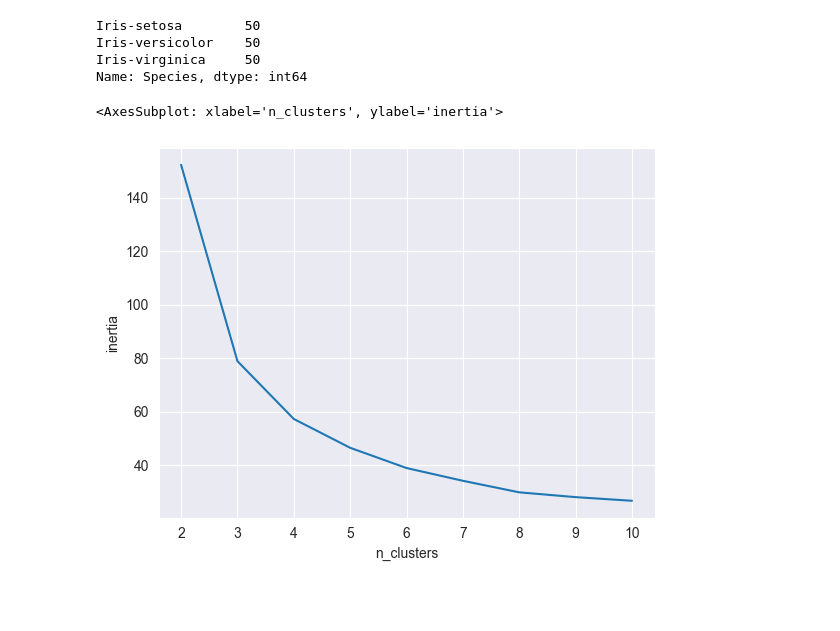
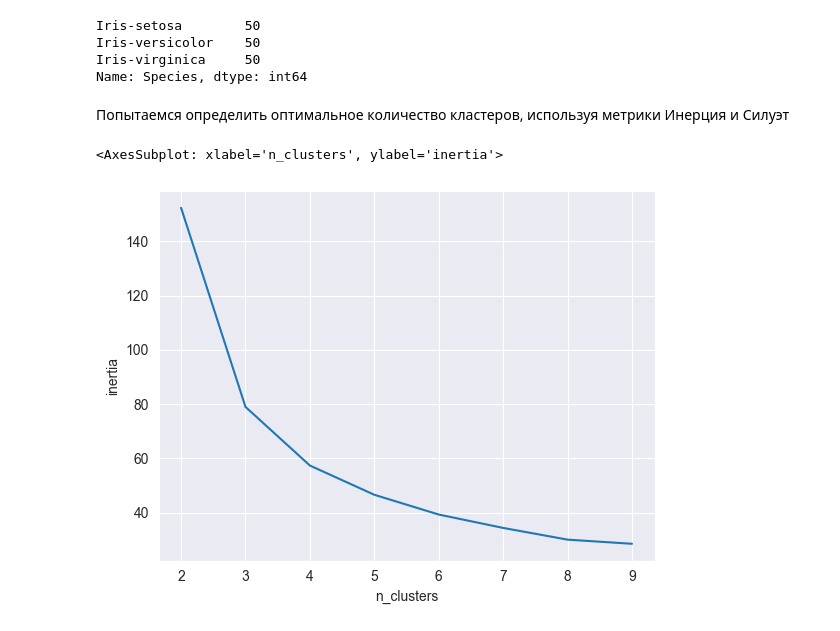
Before and after one commit to rejgan318/ml, a Jupyter notebook: notebooks/Clustering/KMeans_Clustering_Iris.ipynb, the cells around one changed output. Drawn from its saved outputs; the diff is of its cells as text; code cells hidden in the pictures; blank space fills up the shorter version.

Commit message:
Метрика Силуэт

```diff
--- a/notebooks/Clustering/KMeans_Clustering_Iris.ipynb
+++ b/notebooks/Clustering/KMeans_Clustering_Iris.ipynb
@@ -61,14 +62,18 @@ Iris-setosa        50
 Iris-versicolor    50
 Iris-virginica     50
 Name: Species, dtype: int64
+# %% [markdown]
+Попытаемся определить оптимальное количество кластеров, используя метрики Инерция и Силуэт
 # %%
-data = iris_df.drop(columns=['Species'])
+labels = iris_df['Species']
+iris = iris_df.drop(columns=['Species'])
 stats = []
-for n_clusters in x:
-    kmeans = KMeans(n_clusters=n_clusters).fit(data)
-    stats.append([n_clusters, kmeans.inertia_, kmeans.n_iter_])
+for n_clusters in range(2, 10):
+    kmeans = KMeans(n_clusters=n_clusters).fit(iris)
+    silhouette = sklearn.metrics.silhouette_score(iris, kmeans.labels_, metric='euclidean')
+    stats.append([n_clusters, kmeans.inertia_, kmeans.n_iter_, silhouette])
 # %%
-sns.lineplot(data=pd.DataFrame.from_records(stats, columns=['n_clusters', 'inertia',  'n_iters']), x='n_clusters', y='inertia')
+sns.lineplot(data=pd.DataFrame.from_records(stats, columns=['n_clusters', 'inertia',  'n_iters', 'silhouette']), x='n_clusters', y='inertia')
 # %% [output]
 <AxesSubplot: xlabel='n_clusters', ylabel='inertia'>
-[figure, old version]
+[figure, new version]
```
Also changed, not shown: parts of 6 cells of this notebook, 1 other file.
